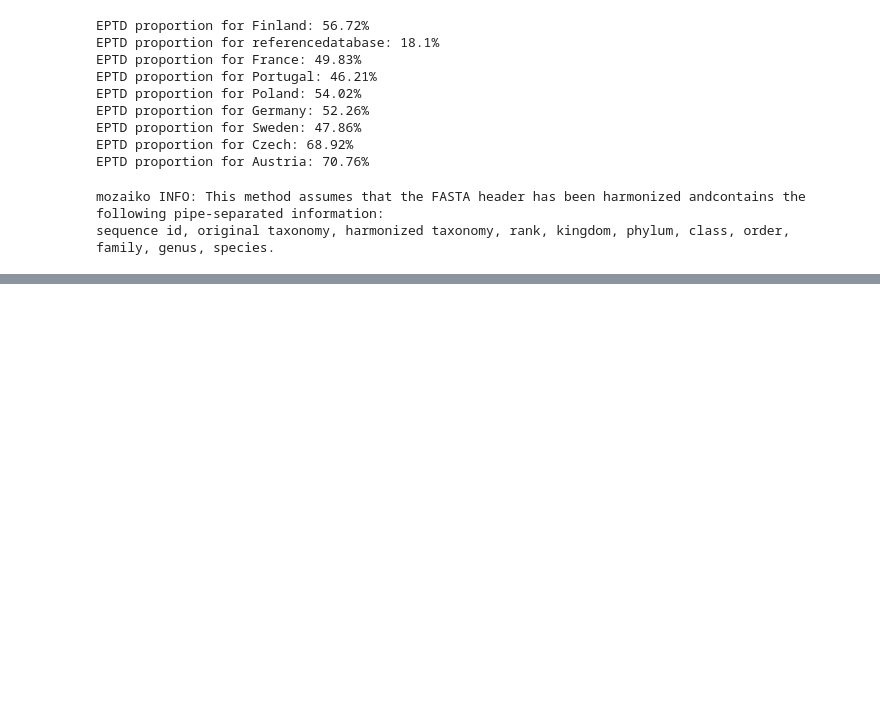
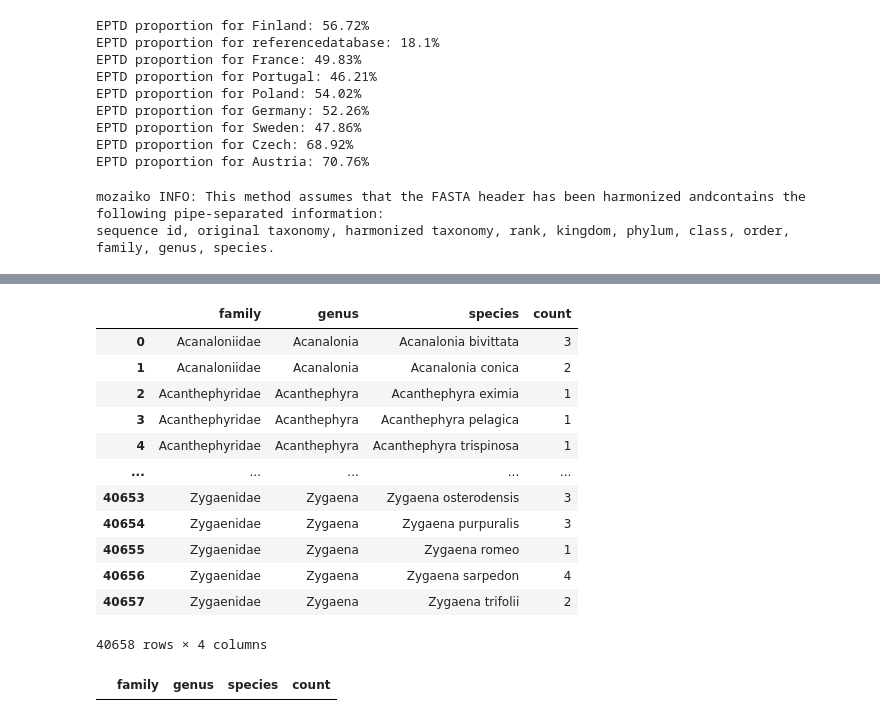
Before and after one commit to CIBIO-BU/mozaiko, a Jupyter notebook: draft.ipynb, the cells around one changed output, grey strips where cells are left out. Cells and saved outputs as stored; diff of their text form; code cells hidden in the pictures; blank space fills up the shorter version.

```diff
--- a/draft.ipynb
+++ b/draft.ipynb
@@ -5384,0 +5397,31 @@ mozaiko INFO: Sequence count tracking file saved to data/output_data/DIA-latest-
+# %%
+counts = (
+    processed_df
+    .groupby(['family', 'genus', 'species'])
+    .size()
+    .reset_index(name='count')
+)
+
+counts
+# %% [output]
+|  | family | genus | species | count |
+| 0 | Acanaloniidae | Acanalonia | Acanalonia bivittata | 3 |
+| 1 | Acanaloniidae | Acanalonia | Acanalonia conica | 2 |
+| 2 | Acanthephyridae | Acanthephyra | Acanthephyra eximia | 1 |
+| 3 | Acanthephyridae | Acanthephyra | Acanthephyra pelagica | 1 |
+| 4 | Acanthephyridae | Acanthephyra | Acanthephyra trispinosa | 1 |
+| ... | ... | ... | ... | ... |
+| 40653 | Zygaenidae | Zygaena | Zygaena osterodensis | 3 |
+| 40654 | Zygaenidae | Zygaena | Zygaena purpuralis | 3 |
+| 40655 | Zygaenidae | Zygaena | Zygaena romeo | 1 |
+| 40656 | Zygaenidae | Zygaena | Zygaena sarpedon | 4 |
+| 40657 | Zygaenidae | Zygaena | Zygaena trifolii | 2 |
+40658 rows × 4 columns
+# %%
+counts[
+    (counts['family'] == '-') &
+    (counts['genus'] == '-') &
+    (counts['species'] == '-')
+]
+# %% [output]
+|  | family | genus | species | count |
```
Also changed, not shown: parts of 13 cells of this notebook, 3 other files.
